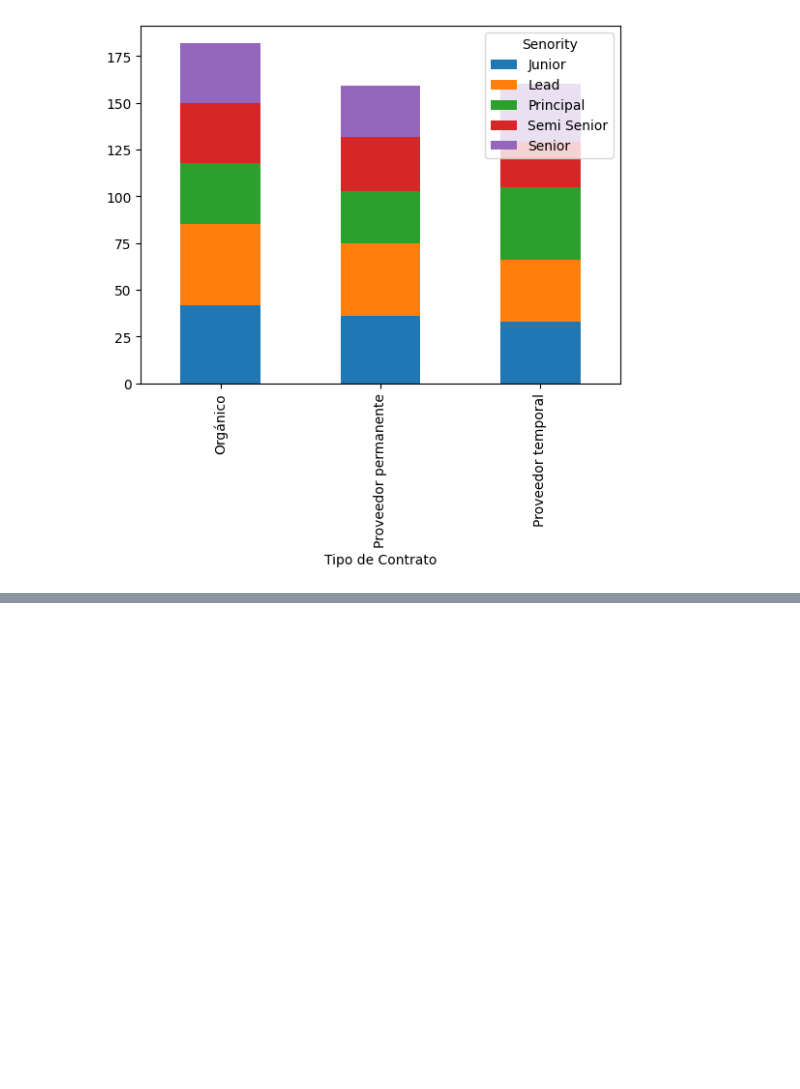
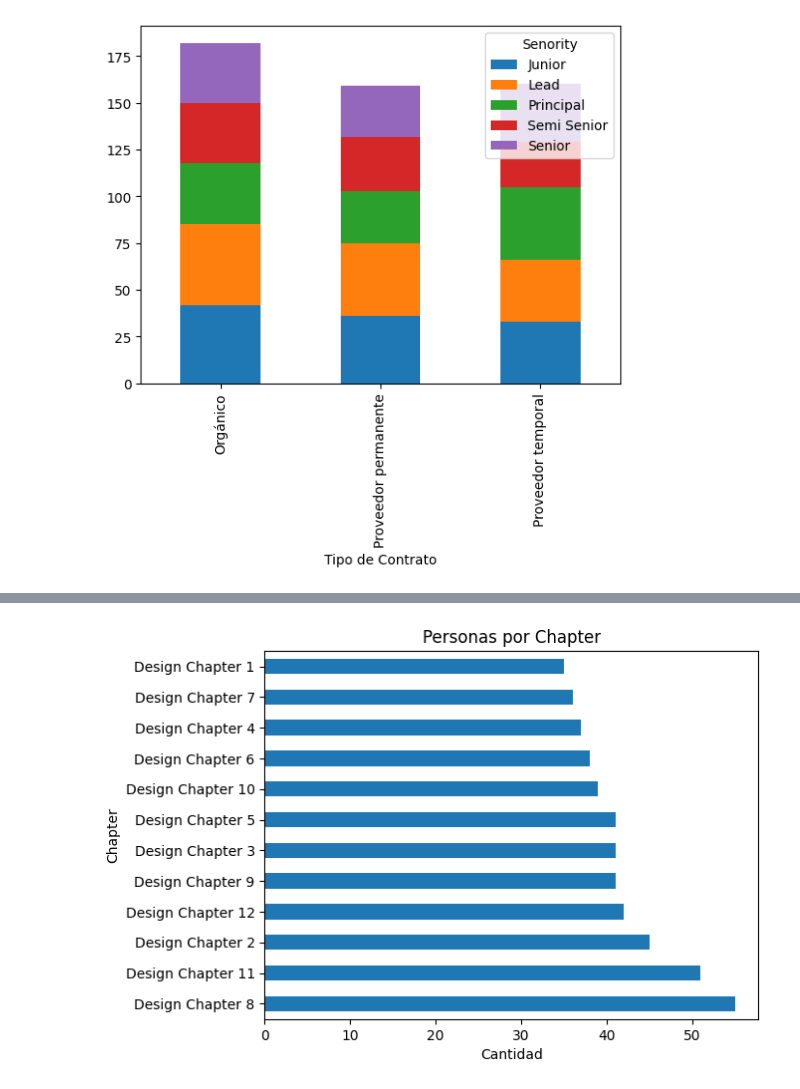
Before and after one commit to DArsem2306/Programa-Python-Utec, a Jupyter notebook: Proyecto/Graficos_Proyecto_UTEC.ipynb, the cells around one changed output, grey strips where cells are left out. Cells and saved outputs as stored; diff of their text form; code cells hidden in the pictures; blank space fills up the shorter version.

```diff
--- a/Proyecto/Graficos_Proyecto_UTEC.ipynb
+++ b/Proyecto/Graficos_Proyecto_UTEC.ipynb
@@ -98,0 +132,8 @@ empleados_tipodecontrato.plot(kind='bar', stacked=True)
+# %%
+# Personas por Chapter
+dataset['Chapter'].value_counts().plot(kind='barh', title='Personas por Chapter')
+plt.xlabel('Cantidad')
+plt.ylabel('Chapter')
+plt.show()
+# %% [output]
+[figure, added]
```
Also changed, not shown: parts of 19 cells of this notebook.
